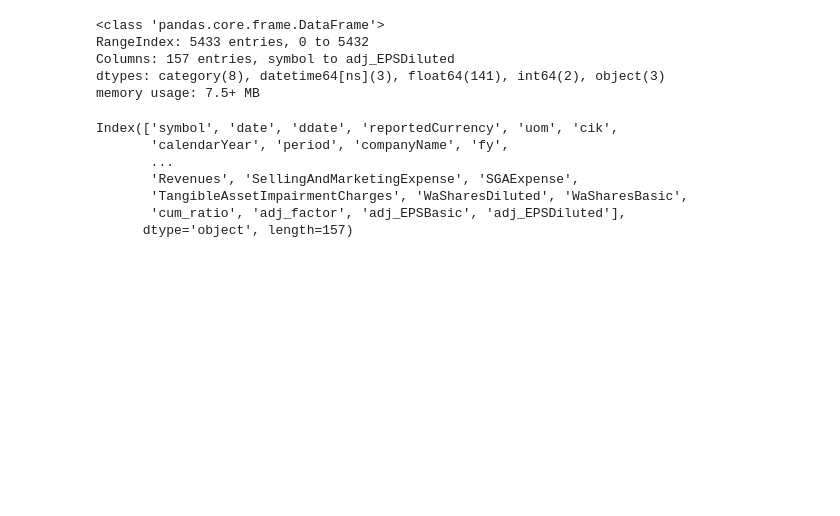
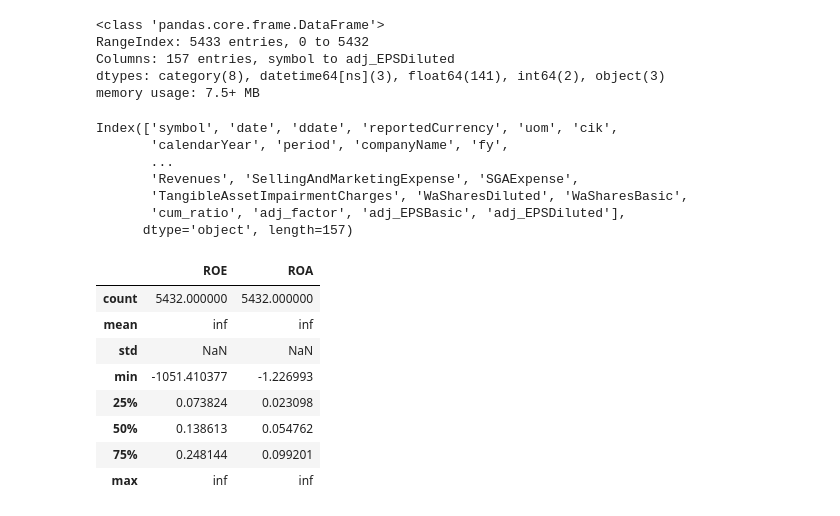
Before and after one commit to Faliell/Pandas_Classes, a Jupyter notebook: aula18-Merge.ipynb, the cells around one changed output. Saved outputs shown, nothing was run; the diff lists cells and outputs as text; code cells hidden in the pictures; blank space fills up the shorter version.

```diff
--- a/aula18-Merge.ipynb
+++ b/aula18-Merge.ipynb
@@ -333,0 +337,12 @@ Index(['symbol', 'date', 'ddate', 'reportedCurrency', 'uom', 'cik',
+# %%
+combined_data[["ROE","ROA"]].describe()
+# %% [output]
+|  | ROE | ROA |
+| count | 5432.000000 | 5432.000000 |
+| mean | inf | inf |
+| std | NaN | NaN |
+| min | -1051.410377 | -1.226993 |
+| 25% | 0.073824 | 0.023098 |
+| 50% | 0.138613 | 0.054762 |
+| 75% | 0.248144 | 0.099201 |
+| max | inf | inf |
```
Also changed, not shown: parts of 6 cells of this notebook.
